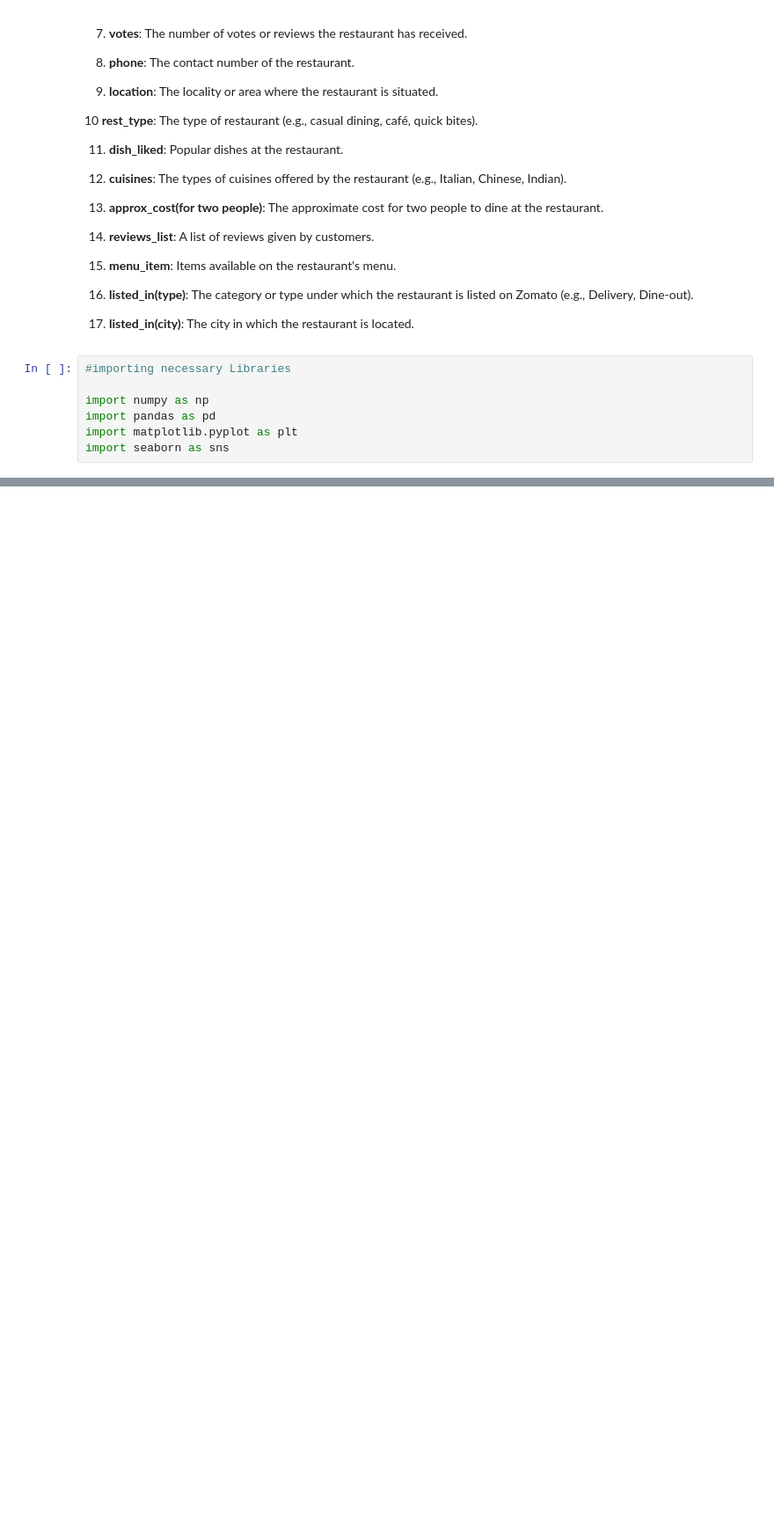
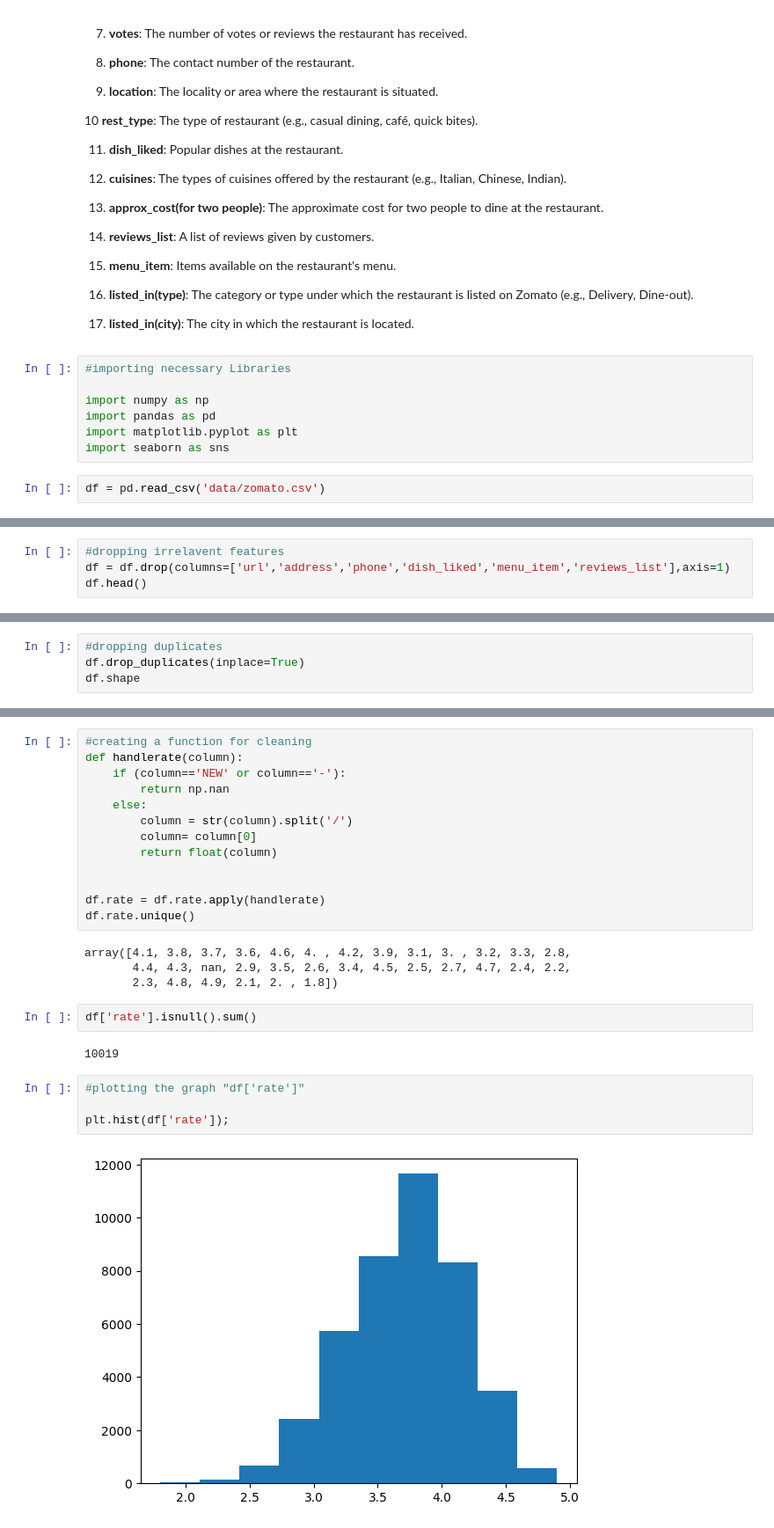
Before and after one commit to Lavishgangwani/iNeuron-RestaurantRatingPredictions, a Jupyter notebook: notebook/EDA and FE.ipynb, the cells around one changed output, grey strips where cells are left out. Shown at 88% size. Drawn from its saved outputs; the diff is of its cells as text; blank space fills up the shorter version.

```diff
--- a/notebook/EDA and FE.ipynb
+++ b/notebook/EDA and FE.ipynb
@@ -65,3 +65,5 @@ import numpy as np
 import pandas as pd
 import matplotlib.pyplot as plt
 import seaborn as sns
+# %%
+df = pd.read_csv('data/zomato.csv')
@@ -67,0 +93,4 @@ import seaborn as sns
+# %%
+#dropping irrelavent features
+df = df.drop(columns=['url','address','phone','dish_liked','menu_item','reviews_list'],axis=1)
+df.head()
@@ -67,0 +145,4 @@ import seaborn as sns
+# %%
+#dropping duplicates
+df.drop_duplicates(inplace=True)
+df.shape
@@ -67,0 +185,27 @@ import seaborn as sns
+# %%
+#creating a function for cleaning
+def handlerate(column):
+    if (column=='NEW' or column=='-'):
+        return np.nan
+    else:
+        column = str(column).split('/')
+        column= column[0]
+        return float(column)
+
+
+df.rate = df.rate.apply(handlerate)
+df.rate.unique()
+# %% [output]
+array([4.1, 3.8, 3.7, 3.6, 4.6, 4. , 4.2, 3.9, 3.1, 3. , 3.2, 3.3, 2.8,
+       4.4, 4.3, nan, 2.9, 3.5, 2.6, 3.4, 4.5, 2.5, 2.7, 4.7, 2.4, 2.2,
+       2.3, 4.8, 4.9, 2.1, 2. , 1.8])
+# %%
+df['rate'].isnull().sum()
+# %% [output]
+10019
+# %%
+#plotting the graph "df['rate']"
+
+plt.hist(df['rate']);
+# %% [output]
+[figure, added]
```
Also changed, not shown: parts of 70 cells of this notebook.
